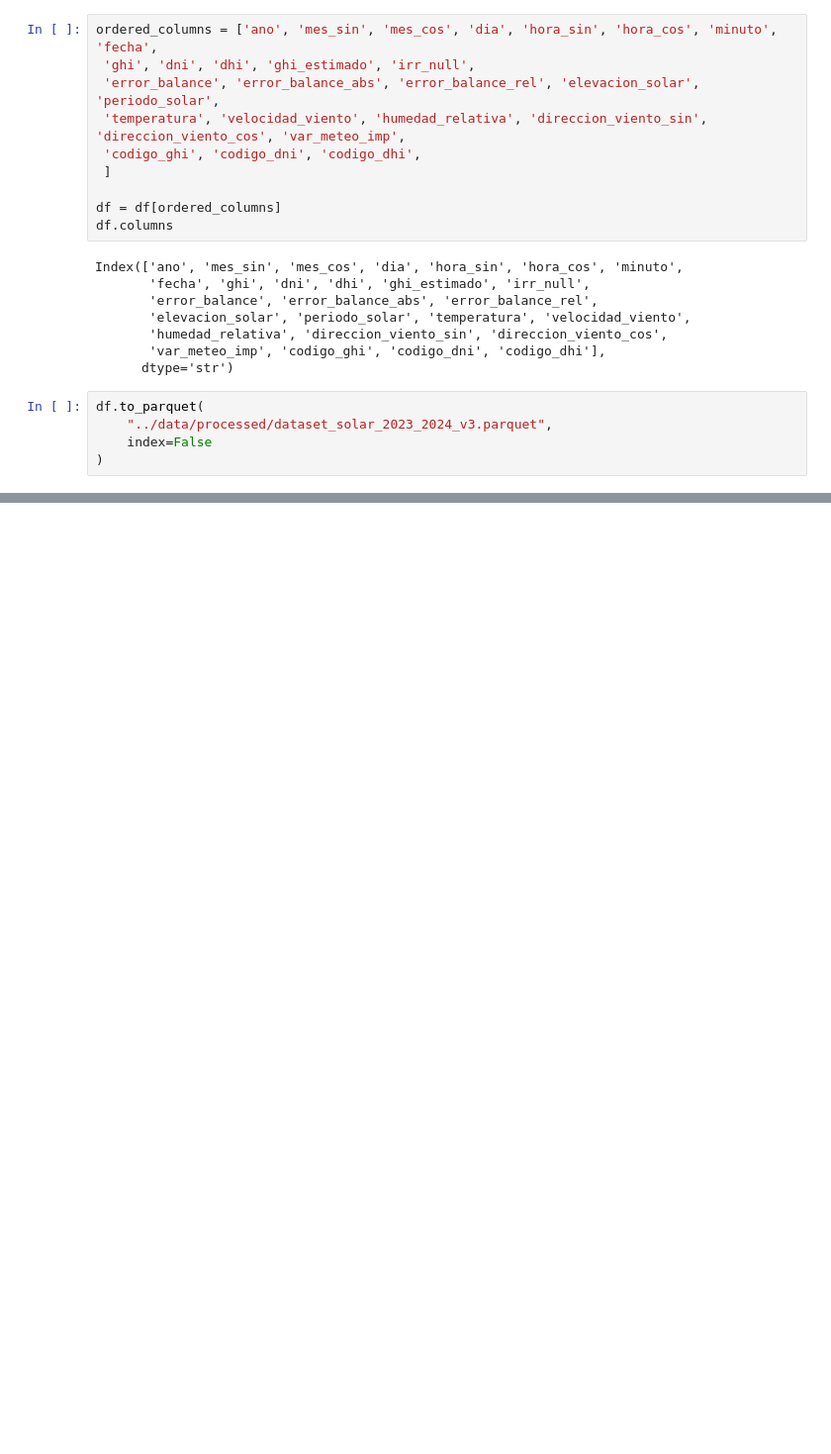
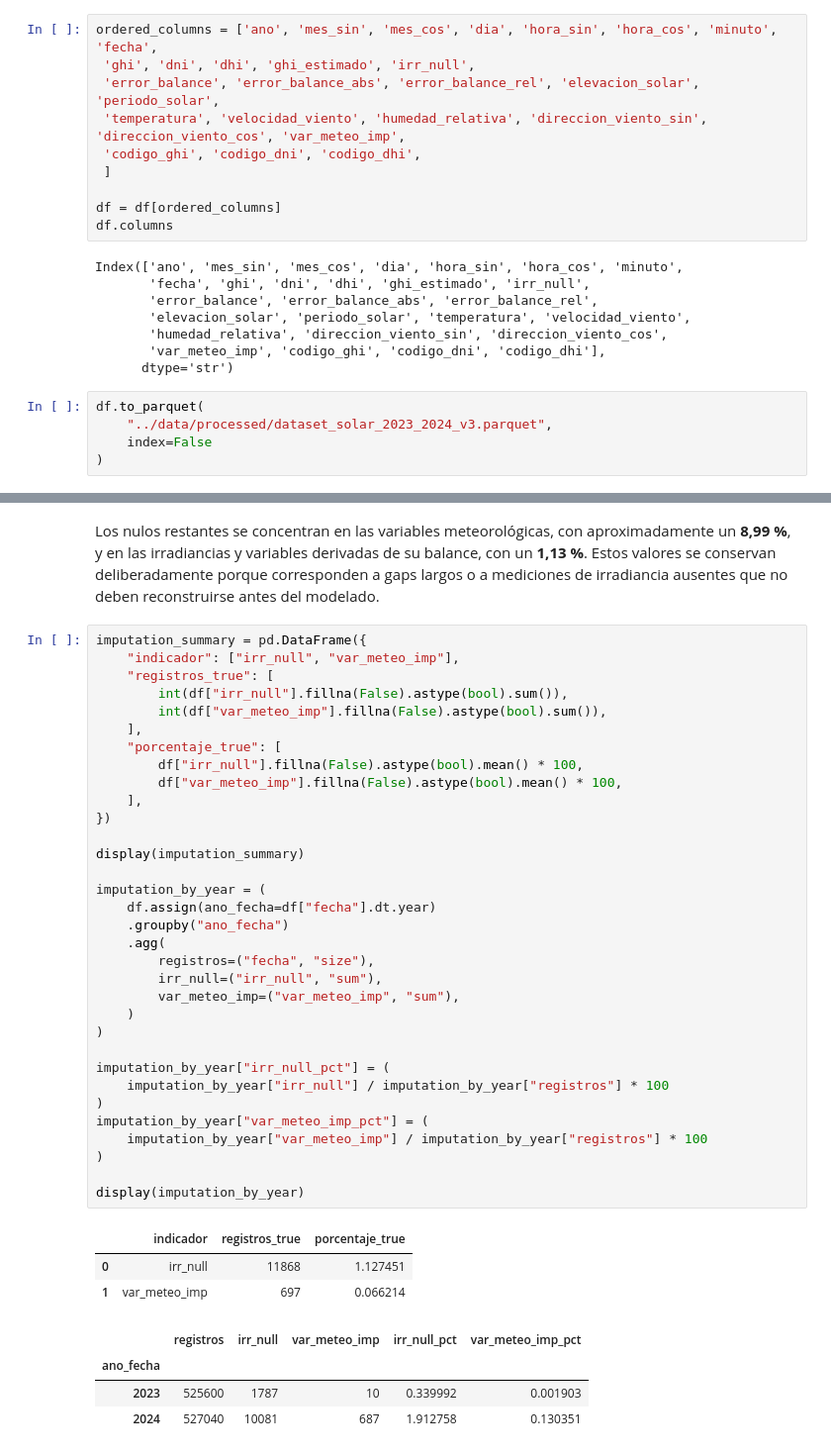
Before and after one commit to zacariasct4/TFM_IEBS, a Jupyter notebook: notebooks/04_imputacion_de_nulos.ipynb, the cells around one changed output, grey strips where cells are left out. Shown at 99% size. Cells and saved outputs as stored; diff of their text form; blank space fills up the shorter version.

```diff
--- a/notebooks/04_imputacion_de_nulos.ipynb
+++ b/notebooks/04_imputacion_de_nulos.ipynb
@@ -892,0 +972,43 @@ df.to_parquet(
+# %% [markdown]
+Los nulos restantes se concentran en las variables meteorológicas, con aproximadamente un **8,99 %**, y en las irradiancias y variables derivadas de su balance, con un **1,13 %**. Estos valores se conservan deliberadamente porque corresponden a gaps largos o a mediciones de irradiancia ausentes que no deben reconstruirse antes del modelado.
+# %%
+imputation_summary = pd.DataFrame({
+    "indicador": ["irr_null", "var_meteo_imp"],
+    "registros_true": [
+        int(df["irr_null"].fillna(False).astype(bool).sum()),
+        int(df["var_meteo_imp"].fillna(False).astype(bool).sum()),
+    ],
+    "porcentaje_true": [
+        df["irr_null"].fillna(False).astype(bool).mean() * 100,
+        df["var_meteo_imp"].fillna(False).astype(bool).mean() * 100,
+    ],
+})
+
+display(imputation_summary)
+
+imputation_by_year = (
+    df.assign(ano_fecha=df["fecha"].dt.year)
+    .groupby("ano_fecha")
+    .agg(
+        registros=("fecha", "size"),
+        irr_null=("irr_null", "sum"),
+        var_meteo_imp=("var_meteo_imp", "sum"),
+    )
+)
+
+imputation_by_year["irr_null_pct"] = (
+    imputation_by_year["irr_null"] / imputation_by_year["registros"] * 100
+)
+imputation_by_year["var_meteo_imp_pct"] = (
+    imputation_by_year["var_meteo_imp"] / imputation_by_year["registros"] * 100
+)
+
+display(imputation_by_year)
+# %% [output]
+|  | indicador | registros_true | porcentaje_true |
+| 0 | irr_null | 11868 | 1.127451 |
+| 1 | var_meteo_imp | 697 | 0.066214 |
+|  | registros | irr_null | var_meteo_imp | irr_null_pct | var_meteo_imp_pct |
+| ano_fecha |  |  |  |  |  |
+| 2023 | 525600 | 1787 | 10 | 0.339992 | 0.001903 |
+| 2024 | 527040 | 10081 | 687 | 1.912758 | 0.130351 |
```
Also changed, not shown: parts of 6 cells of this notebook, 1 other file.
